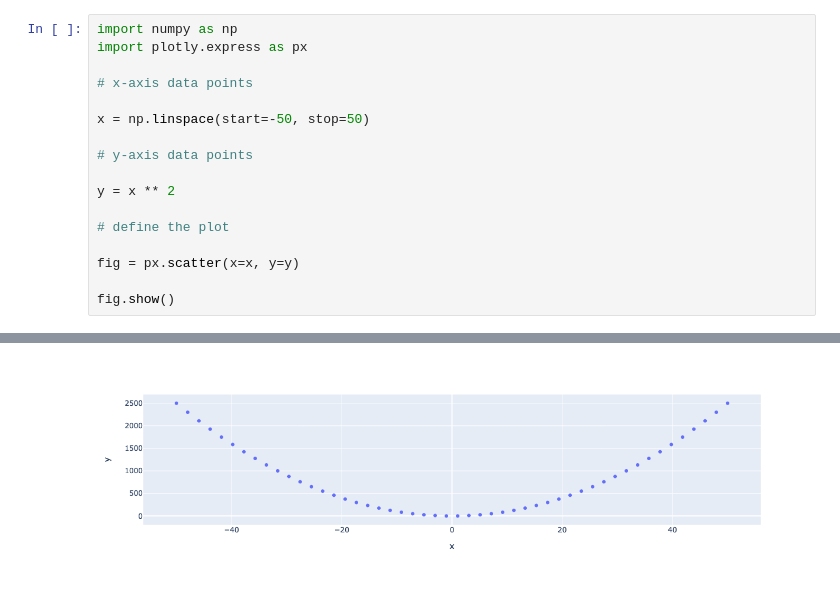
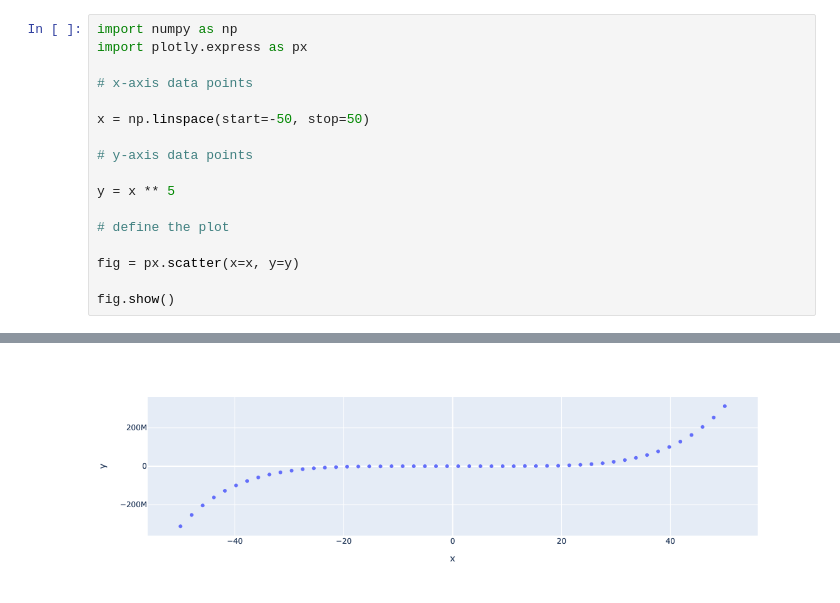
Before and after one commit to lroussea/my-notebooks-repo, a Jupyter notebook: experiment1.ipynb, the cells around one changed output, grey strips where cells are left out. Cells and saved outputs as stored; diff of their text form.

```diff
--- a/experiment1.ipynb
+++ b/experiment1.ipynb
@@ -8,7 +8,7 @@ x = np.linspace(start=-50, stop=50)
 
 # y-axis data points
 
-y = x ** 2
+y = x ** 5
 
 # define the plot
 
@@ -20 +19 @@ fig.show()
-[figure, old version]
+[figure, new version]
```
Also changed, not shown: parts of 1 cell of this notebook.
